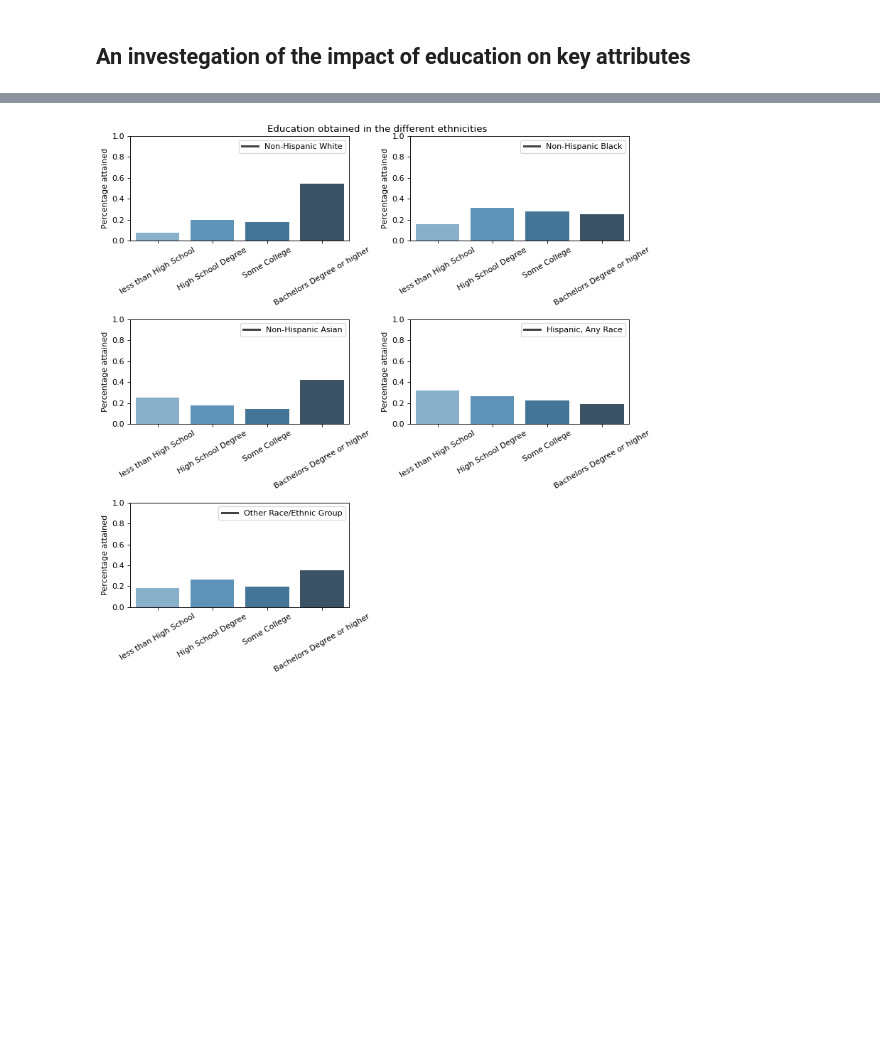
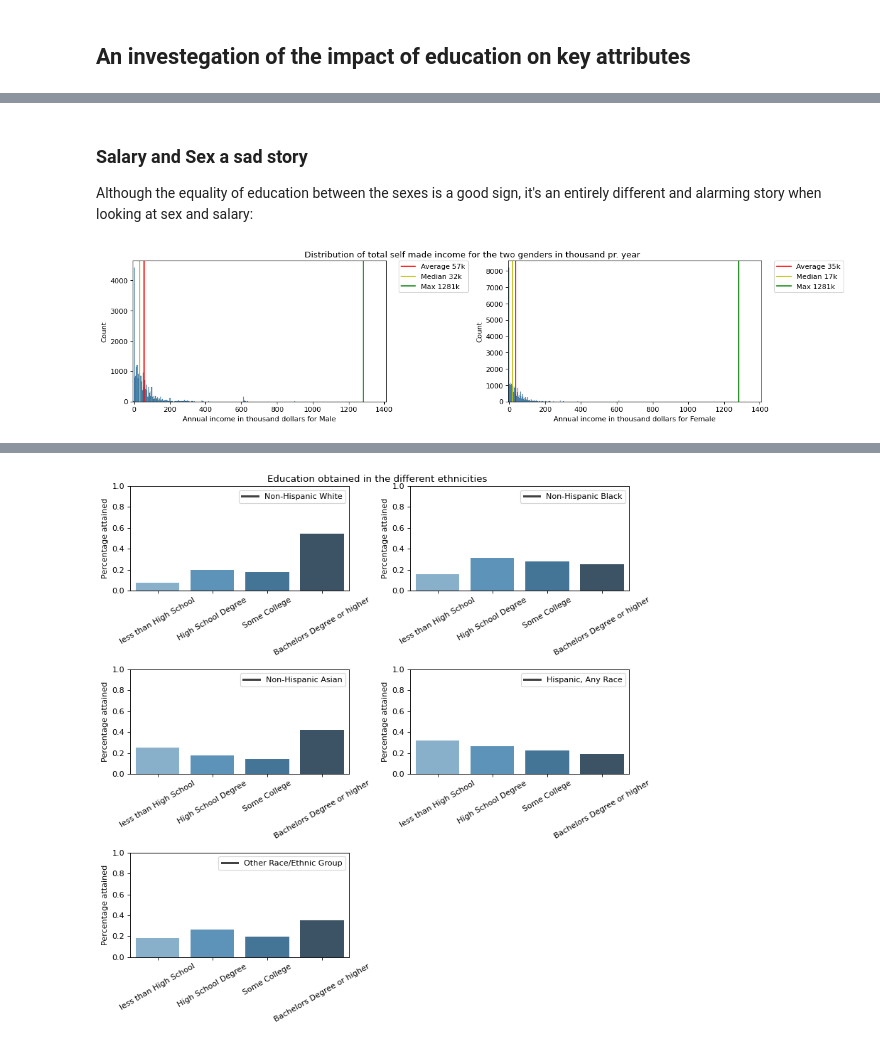
Before and after one commit to MiaMiya/NYC_Education, a Jupyter notebook: _sources/Report.ipynb, the cells around one changed output, grey strips where cells are left out. Cells and saved outputs as stored; diff of their text form; code cells hidden in the pictures; blank space fills up the shorter version.

```diff
--- a/_sources/Report.ipynb
+++ b/_sources/Report.ipynb
@@ -103,0 +109,33 @@ Here we have a fairly big discrepancy. This is very alarming as it contradicts o
+# %% [markdown]
+### Salary and Sex a sad story
+Although the equality of education between the sexes is a good sign, it's an entirely different and alarming story when looking at sex and salary:
+# %%
+data_adult = data[data['AGEP'] > 24]
+temp_col = (data_adult['INTP_adj'] + data_adult['SEMP_adj'] + data_adult['WAGP_adj'] +data_adult['RETP_adj'])/1000
+data_adult.insert(1, "Total_income", temp_col, True)
+
+#data_above = data_adult[data_adult['Total_income'] != 0]
+
+## Plot
+figure(figsize=(15, 10), dpi=80)
+i = 1
+for dist in sorted(np.unique(data_adult['SEX'])):
+    #data_boro = data_adult[data_adult['SEX'] == dist]
+    data_boro = data_adult[data_adult['SEX'] == dist]
+    plt.subplot(3, 2, i)
+    sns.histplot(data=data_boro, x="Total_income", bins = bins_freedamn_diaconis(data_boro['Total_income']))
+    plt.axvline(data_boro['Total_income'].mean(), color = 'r')
+    plt.axvline(data_boro['Total_income'].median(), color = 'y')
+    plt.axvline(data_boro['Total_income'].max(), color = 'g')
+    plt.legend(labels=['Average ' + str(round(data_boro['Total_income'].mean())) + 'k','Median ' + str(round(data_boro['Total_income'].median())) + 'k',
+     'Max ' + str(round(data_boro['Total_income'].max())) + 'k'], bbox_to_anchor=(1.05, 1), loc=2, borderaxespad=0.)
+    plt.xlim(data_adult['Total_income'].min(),data_adult['Total_income'].max()*1.10)
+    plt.xlabel('Annual income in thousand dollars for ' + SEX_map[dist])
+    plt.ylabel('Count')
+    i += 1
+plt.suptitle('Distribution of total self made income for the two genders in thousand pr. year')
+plt.tight_layout()
+plt.subplots_adjust(top=0.96)
+plt.show()
+# %% [output]
+[figure, added]
```
Also changed, not shown: parts of 17 cells of this notebook, 12 other files.
